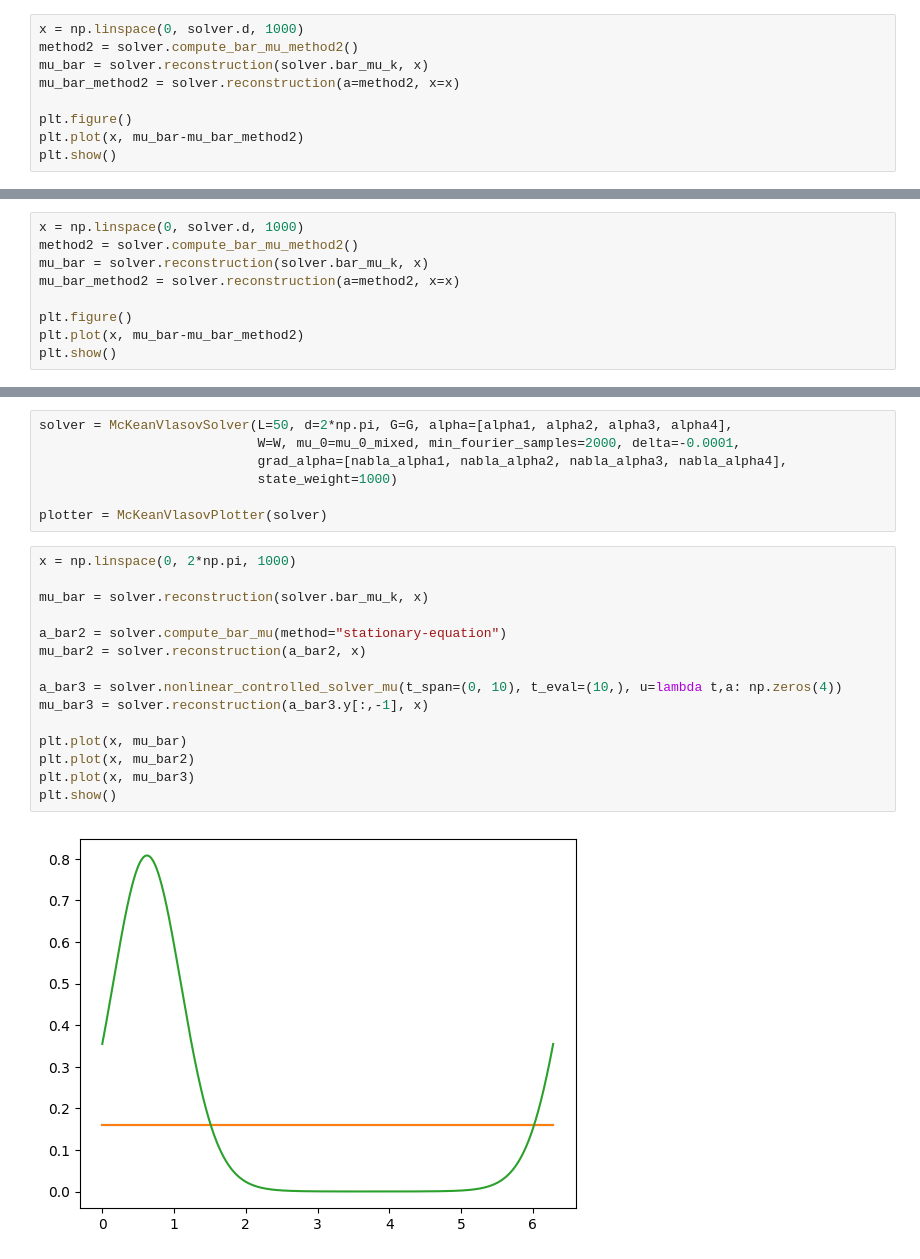
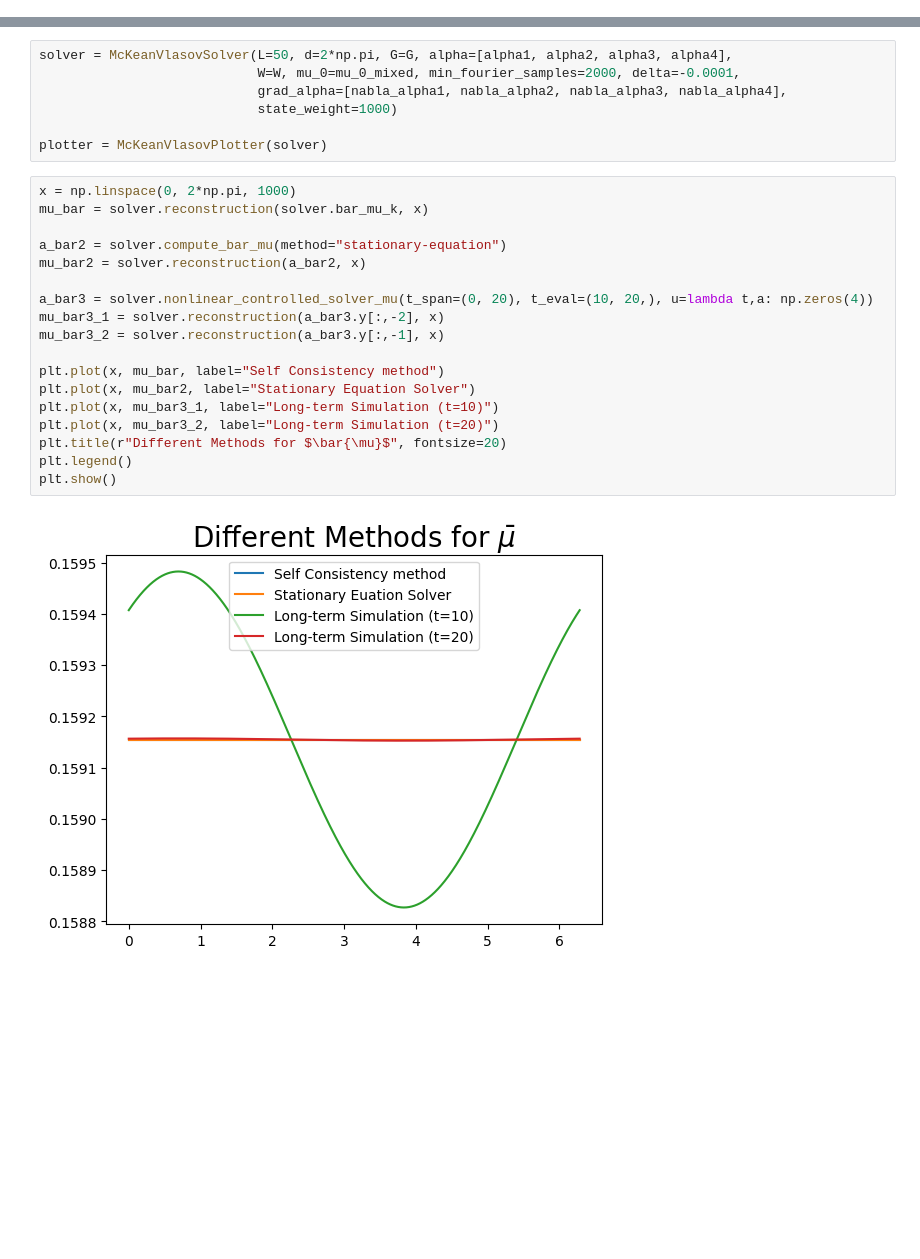
Before and after one commit to lucasmoschen/mckean-vlasov, a Jupyter notebook: codes/plotting.ipynb, the cells around one changed output, grey strips where cells are left out. Cells and saved outputs as stored; diff of their text form; blank space fills up the shorter version.

```diff
--- a/codes/plotting.ipynb
+++ b/codes/plotting.ipynb
@@ -68,9 +90,0 @@ MESSAGE - Nonlinear equation solved in 6.50.
-# %%
-x = np.linspace(0, solver.d, 1000)
-method2 = solver.compute_bar_mu_method2()
-mu_bar = solver.reconstruction(solver.bar_mu_k, x)
-mu_bar_method2 = solver.reconstruction(a=method2, x=x)
-
-plt.figure()
-plt.plot(x, mu_bar-mu_bar_method2)
-plt.show()
@@ -102,9 +113,0 @@ MESSAGE - Nonlinear equation solved in 6.57.
-# %%
-x = np.linspace(0, solver.d, 1000)
-method2 = solver.compute_bar_mu_method2()
-mu_bar = solver.reconstruction(solver.bar_mu_k, x)
-mu_bar_method2 = solver.reconstruction(a=method2, x=x)
-
-plt.figure()
-plt.plot(x, mu_bar-mu_bar_method2)
-plt.show()
@@ -157,18 +142,21 @@ solver = McKeanVlasovSolver(L=50, d=2*np.pi, G=G, alpha=[alpha1, alpha2, alpha3,
 plotter = McKeanVlasovPlotter(solver)
 # %%
 x = np.linspace(0, 2*np.pi, 1000)
-
 mu_bar = solver.reconstruction(solver.bar_mu_k, x)
 
 a_bar2 = solver.compute_bar_mu(method="stationary-equation")
 mu_bar2 = solver.reconstruction(a_bar2, x)
 
-a_bar3 = solver.nonlinear_controlled_solver_mu(t_span=(0, 10), t_eval=(10,), u=lambda t,a: np.zeros(4))
-mu_bar3 = solver.reconstruction(a_bar3.y[:,-1], x)
+a_bar3 = solver.nonlinear_controlled_solver_mu(t_span=(0, 20), t_eval=(10, 20,), u=lambda t,a: np.zeros(4))
+mu_bar3_1 = solver.reconstruction(a_bar3.y[:,-2], x)
+mu_bar3_2 = solver.reconstruction(a_bar3.y[:,-1], x)
 
-plt.plot(x, mu_bar)
-plt.plot(x, mu_bar2)
-plt.plot(x, mu_bar3)
+plt.plot(x, mu_bar, label="Self Consistency method")
+plt.plot(x, mu_bar2, label="Stationary Equation Solver")
+plt.plot(x, mu_bar3_1, label="Long-term Simulation (t=10)")
+plt.plot(x, mu_bar3_2, label="Long-term Simulation (t=20)")
+plt.title(r"Different Methods for $\bar{\mu}$", fontsize=20)
+plt.legend()
 plt.show()
 # %% [output]
-[figure, old version]
+[figure, new version]
```
Also changed, not shown: parts of 26 cells of this notebook, 1 other file.
